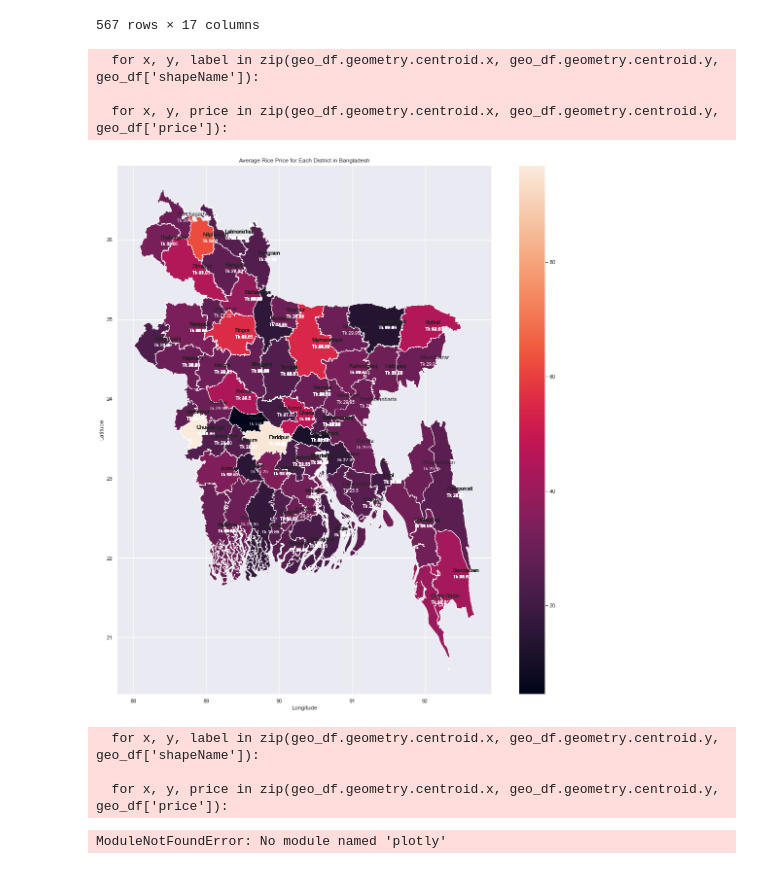
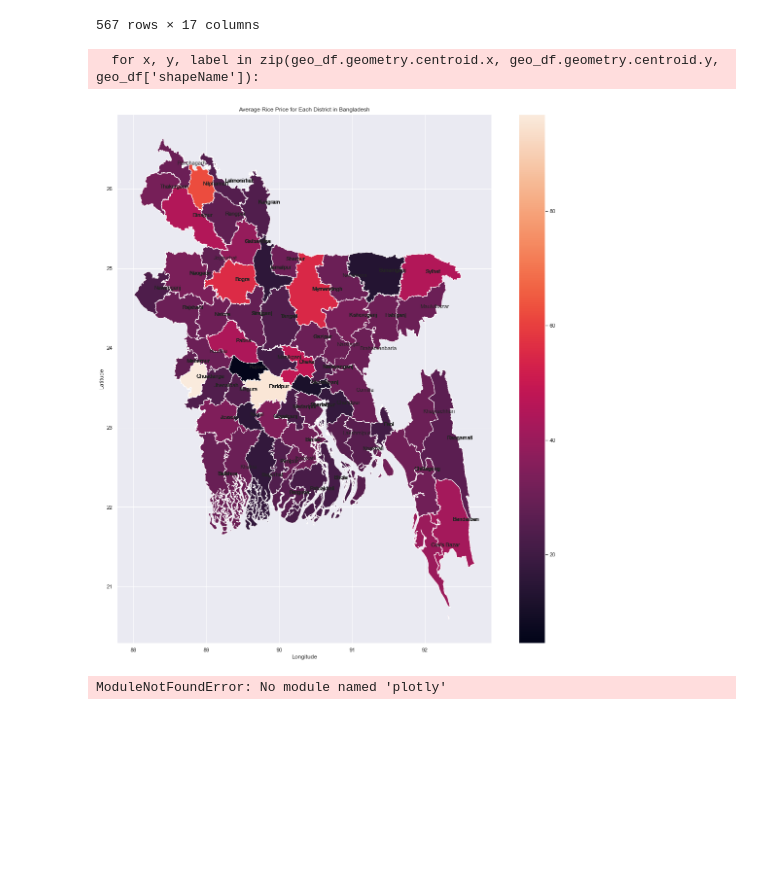
Before and after one commit to errhythm/RiceProductionTrendsBD, a Jupyter notebook: BD.ipynb, the cells around one changed output. Drawn from its saved outputs; the diff is of its cells as text; code cells hidden in the pictures; blank space fills up the shorter version.

```diff
--- a/BD.ipynb
+++ b/BD.ipynb
@@ -132,28 +132,17 @@ geo_df['price'] = geo_df['price'].fillna(geo_df['price'].mean())
 # %%
 # plot the average rice price for each district in bangladesh
 fig,ax = plt.subplots(figsize=(20,20))
 ax = geo_df.plot(ax=ax, column='price', legend=True)
 
 for x, y, label in zip(geo_df.geometry.centroid.x, geo_df.geometry.centroid.y, geo_df['shapeName']):
     ax.annotate(label, xy=(x, y), xytext=(3, 3), textcoords="offset points", fontsize=11)
 
-# annotate the average rice price for each district
-for x, y, price in zip(geo_df.geometry.centroid.x, geo_df.geometry.centroid.y, geo_df['price']):
-    # round price to 2 decimal
-    price = round(price, 2)
-    ax.annotate(f'Tk {price}', xy=(x, y), xytext=(3, -10), textcoords="offset points", fontsize=9.5, color='white')
-
 plt.title('Average Rice Price for Each District in Bangladesh')
 plt.xlabel('Longitude')
 plt.ylabel('Latitude')
 plt.savefig('images/map/avg_rice_price.pdf', bbox_inches='tight')
 plt.show()
 # %% [output]
   for x, y, label in zip(geo_df.geometry.centroid.x, geo_df.geometry.centroid.y, geo_df['shapeName']):
-
-  for x, y, price in zip(geo_df.geometry.centroid.x, geo_df.geometry.centroid.y, geo_df['price']):
-[figure, old version]
+[figure, new version]
-  for x, y, label in zip(geo_df.geometry.centroid.x, geo_df.geometry.centroid.y, geo_df['shapeName']):
-
-  for x, y, price in zip(geo_df.geometry.centroid.x, geo_df.geometry.centroid.y, geo_df['price']):
 # %%
```
Also changed, not shown: parts of 1 cell of this notebook.
